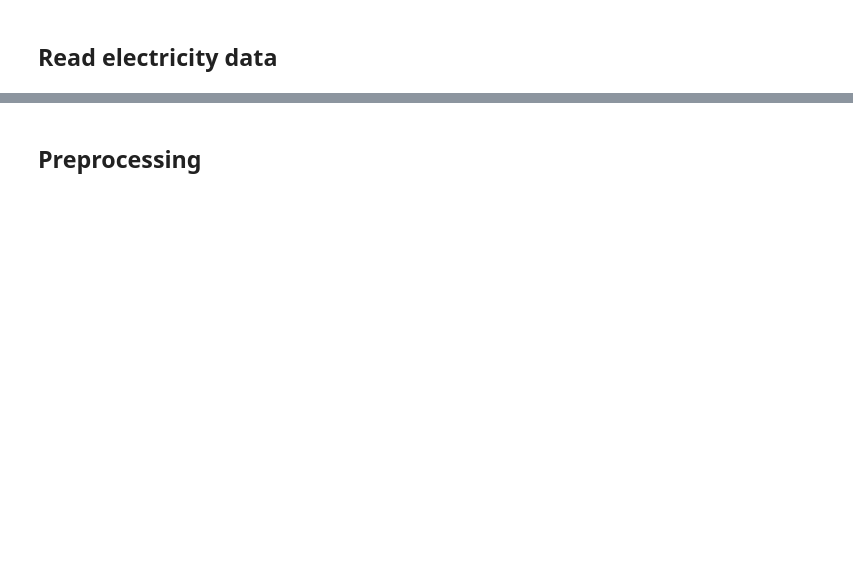
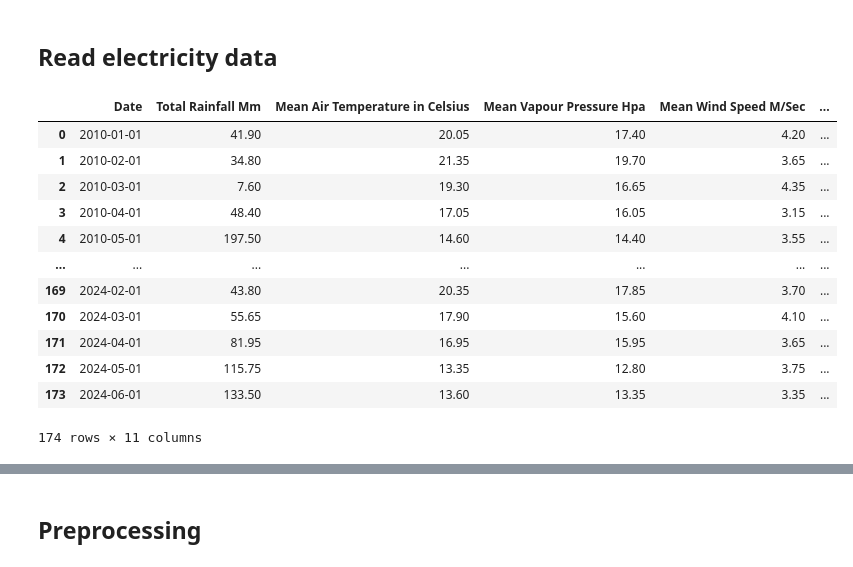
Before and after one commit to TheVeryCoolJackson/COMPSCI760-Electricity-Timeseries, a Jupyter notebook: RNN_test/RNN_test.ipynb, the cells around one changed output, grey strips where cells are left out. Saved outputs shown, nothing was run; the diff lists cells and outputs as text; code cells hidden in the pictures; blank space fills up the shorter version.

```diff
--- a/RNN_test/RNN_test.ipynb
+++ b/RNN_test/RNN_test.ipynb
@@ -10,9 +10,19 @@ from darts import TimeSeries
 # %% [markdown]
 ## Read electricity data
 # %%
-electricity_consumption = pd.read_csv("../dataset/residential_all_zone.csv")
-electricity_consumption_upper_north = electricity_consumption.loc[electricity_consumption['Region ID']=="UNI"]
-df = electricity_consumption_upper_north.copy()
-# Convert 'Period start' to datetime, handling potential errors
-df['Period start'] = pd.to_datetime(df['Period start'], format='%d/%m/%Y', errors='coerce')
-ts = TimeSeries.from_dataframe(df, time_col="Period start" ,value_cols="Est. Total consumption (GWh)")
+electricity_consumption = pd.read_csv("../WeatherPreprocessing/WeatherBusinessResidential.csv")
+electricity_consumption
+# %% [output]
+|  | Date | Total Rainfall Mm | Mean Air Temperature in Celsius | Mean Vapour Pressure Hpa | Mean Wind Speed M/Sec | ... |
+| 0 | 2010-01-01 | 41.90 | 20.05 | 17.40 | 4.20 | ... |
+| 1 | 2010-02-01 | 34.80 | 21.35 | 19.70 | 3.65 | ... |
+| 2 | 2010-03-01 | 7.60 | 19.30 | 16.65 | 4.35 | ... |
+| 3 | 2010-04-01 | 48.40 | 17.05 | 16.05 | 3.15 | ... |
+| 4 | 2010-05-01 | 197.50 | 14.60 | 14.40 | 3.55 | ... |
+| ... | ... | ... | ... | ... | ... | ... |
+| 169 | 2024-02-01 | 43.80 | 20.35 | 17.85 | 3.70 | ... |
+| 170 | 2024-03-01 | 55.65 | 17.90 | 15.60 | 4.10 | ... |
+| 171 | 2024-04-01 | 81.95 | 16.95 | 15.95 | 3.65 | ... |
+| 172 | 2024-05-01 | 115.75 | 13.35 | 12.80 | 3.75 | ... |
+| 173 | 2024-06-01 | 133.50 | 13.60 | 13.35 | 3.35 | ... |
+174 rows × 11 columns
```
Also changed, not shown: parts of 6 cells of this notebook, 4 other files.
